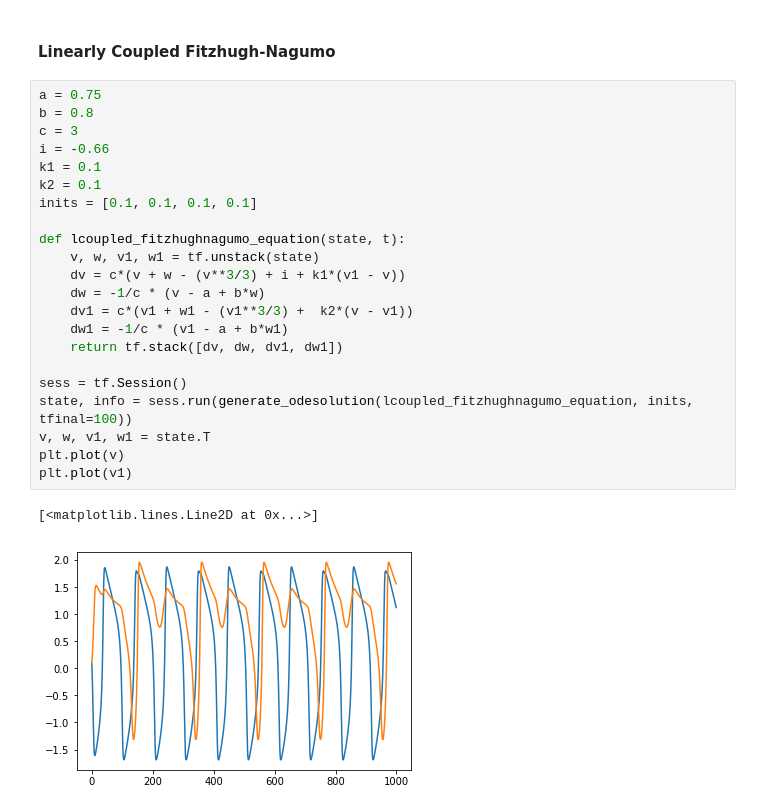
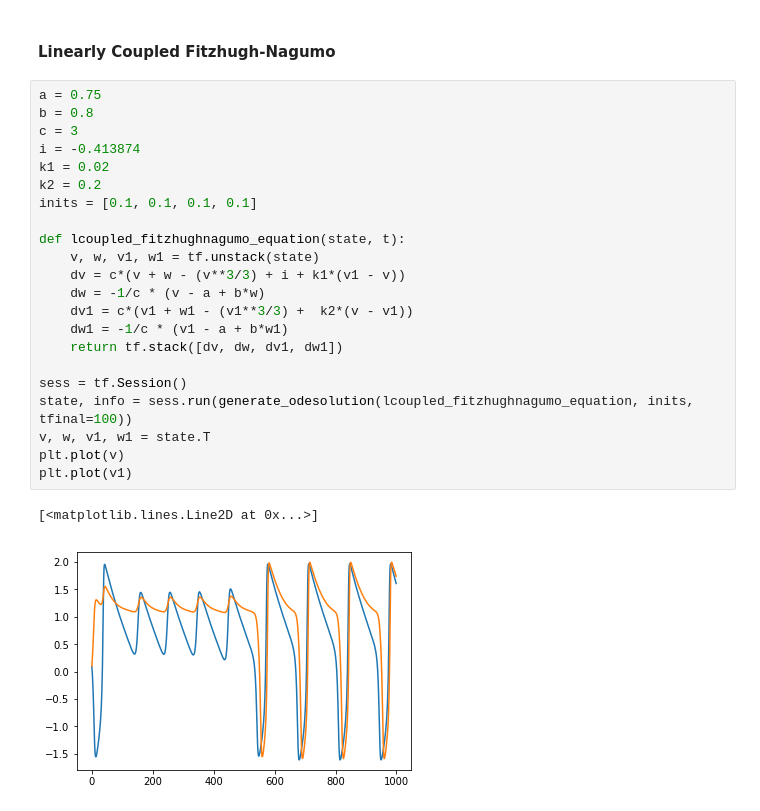
Before and after one commit to zthurman/fizzpy, a Jupyter notebook: Notebooks/Fractal Dynamics.ipynb, the cells around one changed output. Cells and saved outputs as stored; diff of their text form.

```diff
--- a/Notebooks/Fractal Dynamics.ipynb
+++ b/Notebooks/Fractal Dynamics.ipynb
@@ -227,25 +227,25 @@ plt.plot(x1)
 # %%
 a = 0.75
 b = 0.8
 c = 3
-i = -0.66
-k1 = 0.1
-k2 = 0.1
+i = -0.413874
+k1 = 0.02
+k2 = 0.2
 inits = [0.1, 0.1, 0.1, 0.1]
 
 def lcoupled_fitzhughnagumo_equation(state, t):
     v, w, v1, w1 = tf.unstack(state)
     dv = c*(v + w - (v**3/3) + i + k1*(v1 - v))
     dw = -1/c * (v - a + b*w)
     dv1 = c*(v1 + w1 - (v1**3/3) +  k2*(v - v1))
     dw1 = -1/c * (v1 - a + b*w1)
     return tf.stack([dv, dw, dv1, dw1])
 
 sess = tf.Session()
 state, info = sess.run(generate_odesolution(lcoupled_fitzhughnagumo_equation, inits, tfinal=100))
 v, w, v1, w1 = state.T
 plt.plot(v)
 plt.plot(v1)
 # %% [output]
 [<matplotlib.lines.Line2D at 0x...>]
-[figure, old version]
+[figure, new version]
```
